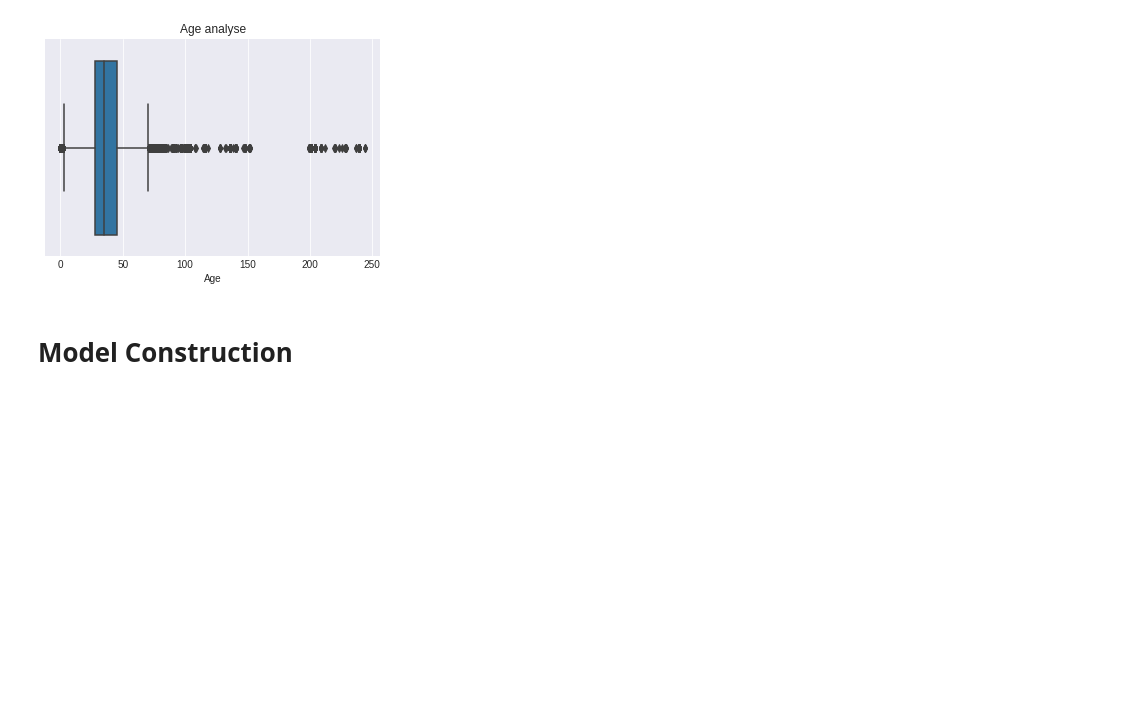
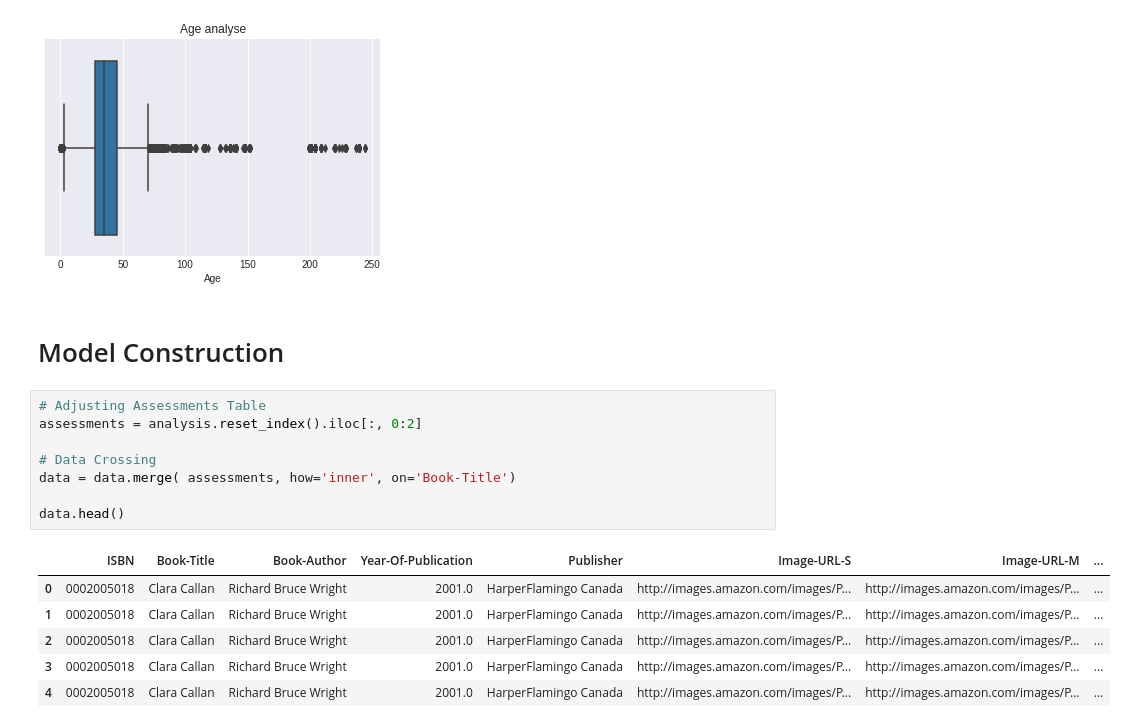
Before and after one commit to Jordielson/book-recommendation-system, a Jupyter notebook: src/app/book-recommendation-system.ipynb, the cells around one changed output. Saved outputs shown, nothing was run; the diff lists cells and outputs as text; blank space fills up the shorter version.

Commit message:
filter books with less than 50 ratings

```diff
--- a/src/app/book-recommendation-system.ipynb
+++ b/src/app/book-recommendation-system.ipynb
@@ -390,4 +390,19 @@ sns.boxplot(data=data, x='Age');
 # %% [output]
 [figure]
 # %% [markdown]
-# **Model Construction**
+# Model Construction
+# %%
+# Adjusting Assessments Table
+assessments = analysis.reset_index().iloc[:, 0:2]
+
+# Data Crossing
+data = data.merge( assessments, how='inner', on='Book-Title')
+
+data.head()
+# %% [output]
+|  | ISBN | Book-Title | Book-Author | Year-Of-Publication | Publisher | Image-URL-S | Image-URL-M | ... |
+| 0 | 0002005018 | Clara Callan | Richard Bruce Wright | 2001.0 | HarperFlamingo Canada | http://images.amazon.com/images/P... | http://images.amazon.com/images/P... | ... |
+| 1 | 0002005018 | Clara Callan | Richard Bruce Wright | 2001.0 | HarperFlamingo Canada | http://images.amazon.com/images/P... | http://images.amazon.com/images/P... | ... |
+| 2 | 0002005018 | Clara Callan | Richard Bruce Wright | 2001.0 | HarperFlamingo Canada | http://images.amazon.com/images/P... | http://images.amazon.com/images/P... | ... |
+| 3 | 0002005018 | Clara Callan | Richard Bruce Wright | 2001.0 | HarperFlamingo Canada | http://images.amazon.com/images/P... | http://images.amazon.com/images/P... | ... |
+| 4 | 0002005018 | Clara Callan | Richard Bruce Wright | 2001.0 | HarperFlamingo Canada | http://images.amazon.com/images/P... | http://images.amazon.com/images/P... | ... |
```
Also changed, not shown: parts of 6 cells of this notebook.
